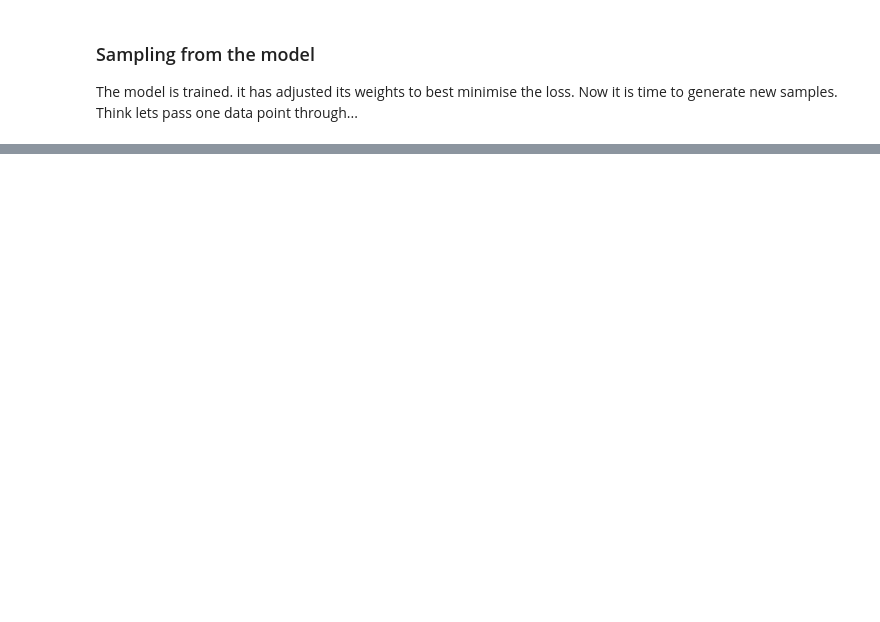
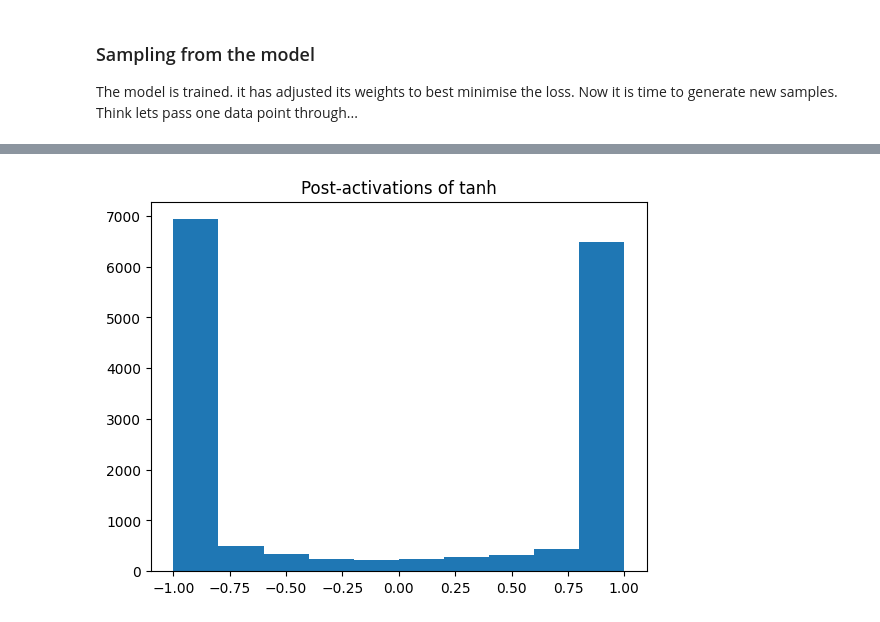
Before and after one commit to Matthew-Packham/embedding_from_first_principles, a Jupyter notebook: embeddings_from_first_principles_dirty.ipynb, the cells around one changed output, grey strips where cells are left out. Cells and saved outputs as stored; diff of their text form; code cells hidden in the pictures; blank space fills up the shorter version.

```diff
--- a/embeddings_from_first_principles_dirty.ipynb
+++ b/embeddings_from_first_principles_dirty.ipynb
@@ -804,0 +1070,6 @@ hia.
+# %%
+plt.hist(h1.view(-1).tolist())
+plt.title("Post-activations of tanh")
+plt.show()
+# %% [output]
+[figure, added]
```
Also changed, not shown: parts of 68 cells of this notebook, 2 other files.
